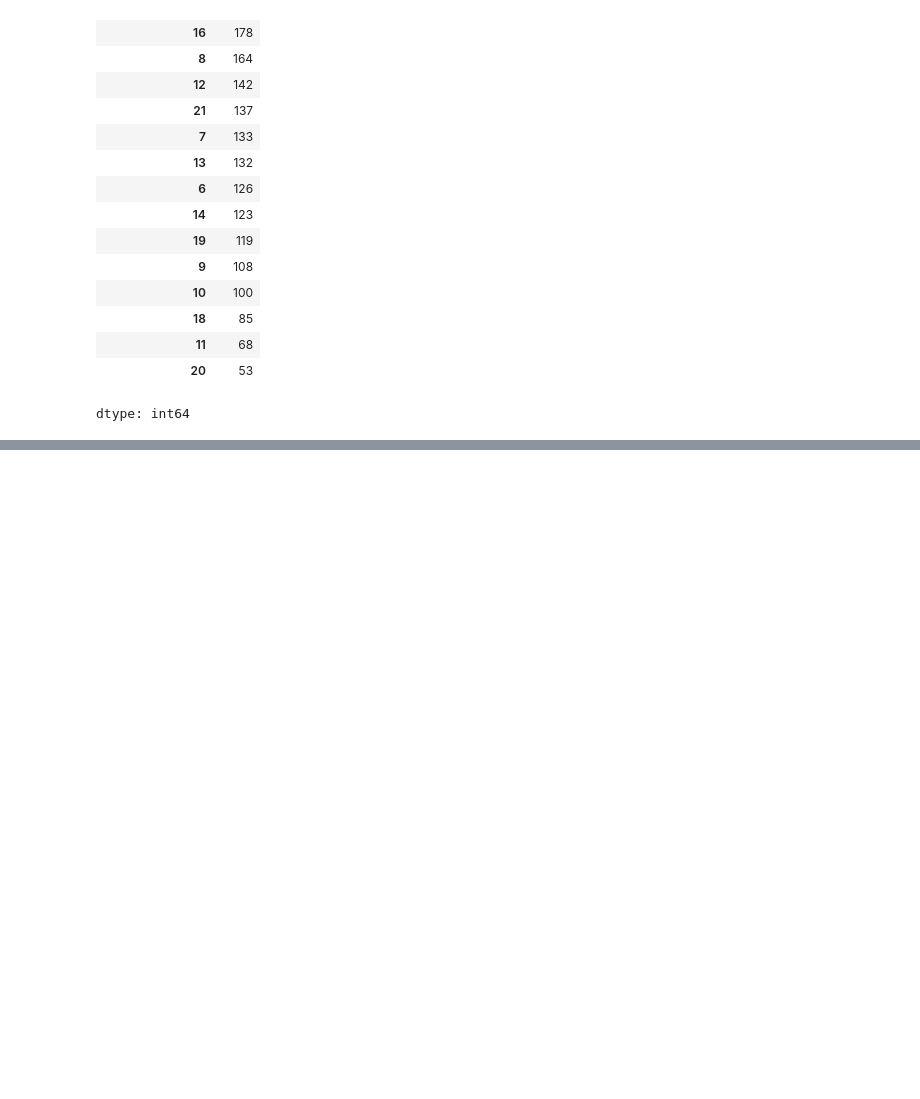
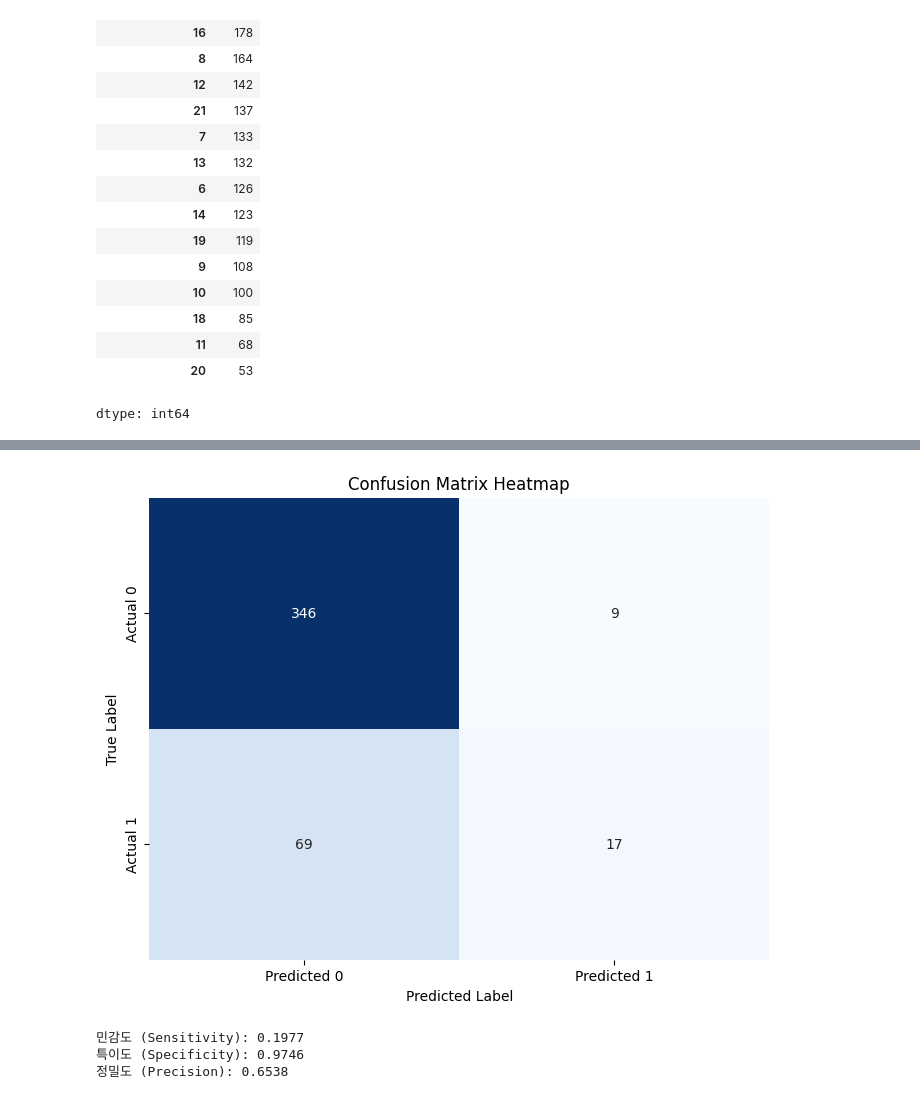
Before and after one commit to datadigger01/AppStatMat, a Jupyter notebook: FlightDelay_NaiveBayes_Classification.ipynb, the cells around one changed output, grey strips where cells are left out. Saved outputs shown, nothing was run; the diff lists cells and outputs as text; code cells hidden in the pictures; blank space fills up the shorter version.

```diff
--- a/FlightDelay_NaiveBayes_Classification.ipynb
+++ b/FlightDelay_NaiveBayes_Classification.ipynb
@@ -280,0 +281,47 @@ Classification report:
+# %%
+import matplotlib.pyplot as plt
+import seaborn as sns
+from sklearn.metrics import confusion_matrix
+
+# Calculate the confusion matrix again using y_test and y_pred
+cm = confusion_matrix(y_test, y_pred)
+
+# Plotting the confusion matrix as a heatmap
+plt.figure(figsize=(8, 6))
+sns.heatmap(cm, annot=True, fmt='d', cmap='Blues', cbar=False,
+            xticklabels=['Predicted 0', 'Predicted 1'],
+            yticklabels=['Actual 0', 'Actual 1'])
+plt.xlabel('Predicted Label')
+plt.ylabel('True Label')
+plt.title('Confusion Matrix Heatmap')
+plt.show()
+# %% [output]
+[figure, added]
+# %%
+from sklearn.metrics import confusion_matrix
+
+# Assuming cm is already calculated from previous steps
+# cm = confusion_matrix(y_test, y_pred)
+
+# Extracting values from the confusion matrix
+TN = cm[0, 0]
+FP = cm[0, 1]
+FN = cm[1, 0]
+TP = cm[1, 1]
+
+# Calculate Sensitivity (Recall)
+sensitivity = TP / (TP + FN)
+
+# Calculate Specificity
+specificity = TN / (TN + FP)
+
+# Calculate Precision
+precision = TP / (TP + FP)
+
+print(f"민감도 (Sensitivity): {sensitivity:.4f}")
+print(f"특이도 (Specificity): {specificity:.4f}")
+print(f"정밀도 (Precision): {precision:.4f}")
+# %% [output]
+민감도 (Sensitivity): 0.1977
+특이도 (Specificity): 0.9746
+정밀도 (Precision): 0.6538
```
Also changed, not shown: parts of 4 cells of this notebook.
